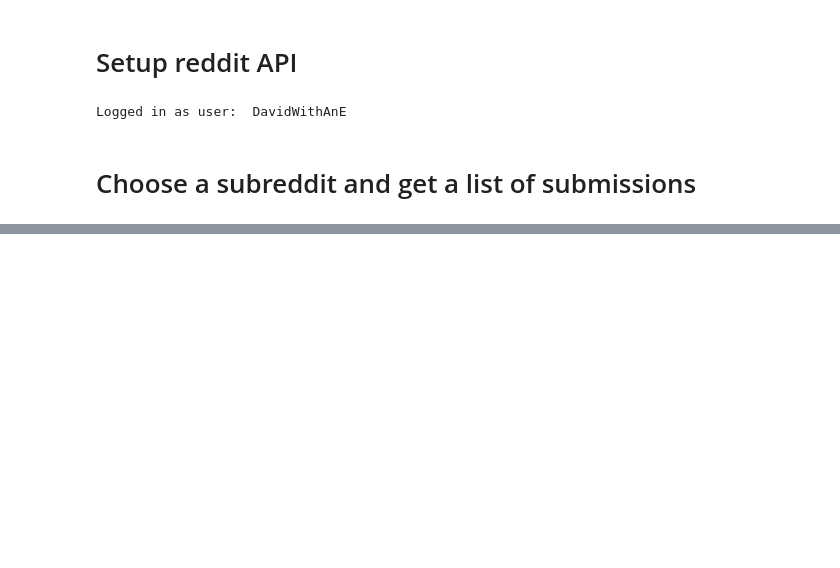
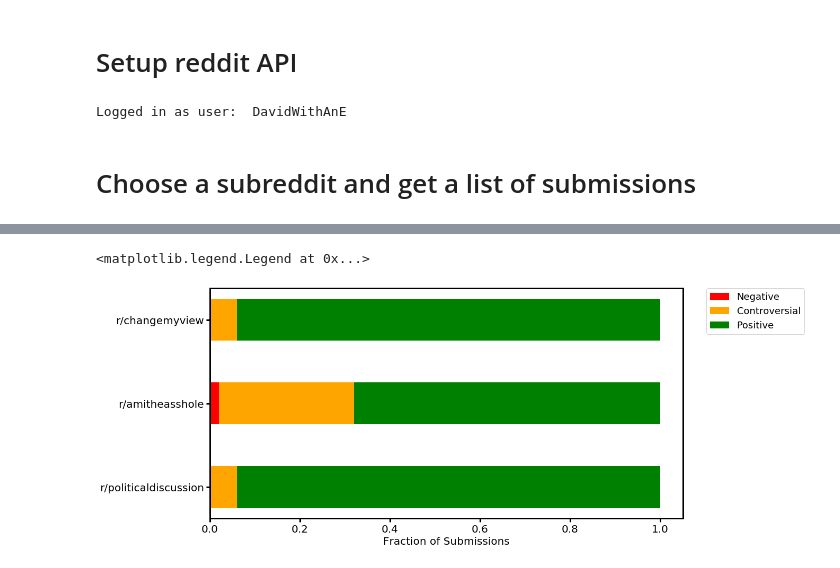
Before and after one commit to dmartizzi/populareddit, a Jupyter notebook: controversit-notebook.ipynb, the cells around one changed output, grey strips where cells are left out. Cells and saved outputs as stored; diff of their text form; code cells hidden in the pictures; blank space fills up the shorter version.

```diff
--- a/controversit-notebook.ipynb
+++ b/controversit-notebook.ipynb
@@ -143,0 +183,51 @@ dump_r-politicaldiscussion_2019-09-12_18:02:39.pkl
+# %%
+# Another interesting plot
+
+# Load a couple of
+df0 = pd.read_pickle("dump_r-politicaldiscussion_2019-09-12.pkl")
+name0 = "politicaldiscussion"
+df1 = pd.read_pickle("dump_r-amitheasshole_2019-09-12.pkl")
+name1 = "amitheasshole"
+df2 = pd.read_pickle("dump_r-changemyview_2019-09-12.pkl")
+name2 = "changemyview"
+
+params={'font.size': 20,'axes.labelsize': 20,'legend.fontsize': 18,
+        'xtick.labelsize': 20,'ytick.labelsize': 20,'lines.linewidth': 4,'axes.linewidth': 3,
+        'xtick.major.width': 3,'ytick.major.width': 3,'xtick.minor.width': 3,'ytick.minor.width': 3,
+        'xtick.major.size': 7,'ytick.major.size': 7,'xtick.minor.size': 5,'ytick.minor.size': 5,
+        'lines.markeredgewidth' : 3, 'lines.markersize': 6}
+mpl.rcParams.update(params)
+
+sel0 = df0["subm_upvote_ratio"] <= 0.25
+sel1 = df1["subm_upvote_ratio"] <= 0.25
+sel2 = df2["subm_upvote_ratio"] <= 0.25
+negative_opinion = np.array([ \
+                    float(len(df0["subm_upvote_ratio"][sel0]))/float(len(df0["subm_upvote_ratio"])), \
+                    float(len(df1["subm_upvote_ratio"][sel1]))/float(len(df1["subm_upvote_ratio"])), \
+                    float(len(df2["subm_upvote_ratio"][sel0]))/float(len(df2["subm_upvote_ratio"])) \
+                   ])
+
+sel0 = df0["subm_upvote_ratio"] >= 0.75
+sel1 = df1["subm_upvote_ratio"] >= 0.75
+sel2 = df2["subm_upvote_ratio"] >= 0.75
+positive_opinion = np.array([ \
+                    float(len(df0["subm_upvote_ratio"][sel0]))/float(len(df0["subm_upvote_ratio"])), \
+                    float(len(df1["subm_upvote_ratio"][sel1]))/float(len(df1["subm_upvote_ratio"])), \
+                    float(len(df2["subm_upvote_ratio"][sel0]))/float(len(df2["subm_upvote_ratio"])) \
+                   ])
+
+controversial_opinion = np.array([1.0,1.0,1.0])
+controversial_opinion = controversial_opinion-positive_opinion-negative_opinion
+
+plt.figure(figsize=(16,8))
+ind = [0,1,2]
+p1 = plt.barh(ind,negative_opinion,height=0.5,color="red",label="Negative")
+p2 = plt.barh(ind,controversial_opinion,height=0.5,color="orange",left=negative_opinion,label="Controversial")
+p3 = plt.barh(ind,positive_opinion,color="green",height=0.5,\
+     left=negative_opinion+controversial_opinion, label="Positive")
+plt.xlabel("Fraction of Submissions")
+plt.yticks(ind,["r/"+name0,"r/"+name1,"r/"+name2])
+plt.legend(bbox_to_anchor=(1.05, 1.0), loc=2, borderaxespad=0.)
+# %% [output]
+<matplotlib.legend.Legend at 0x...>
+[figure, added]
```
Also changed, not shown: parts of 5 cells of this notebook.
